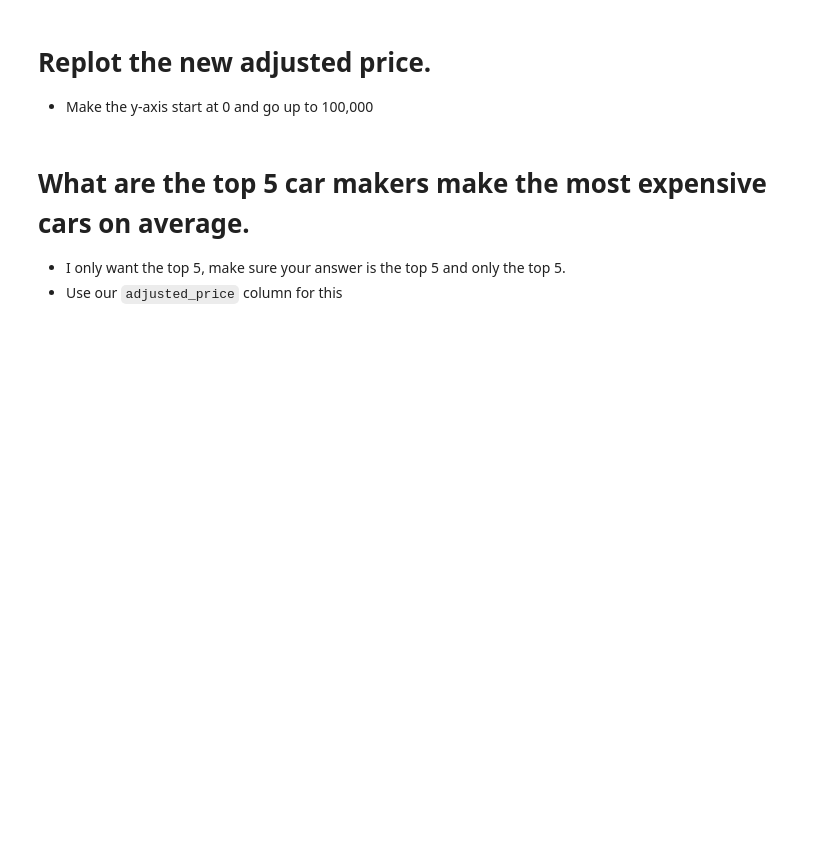
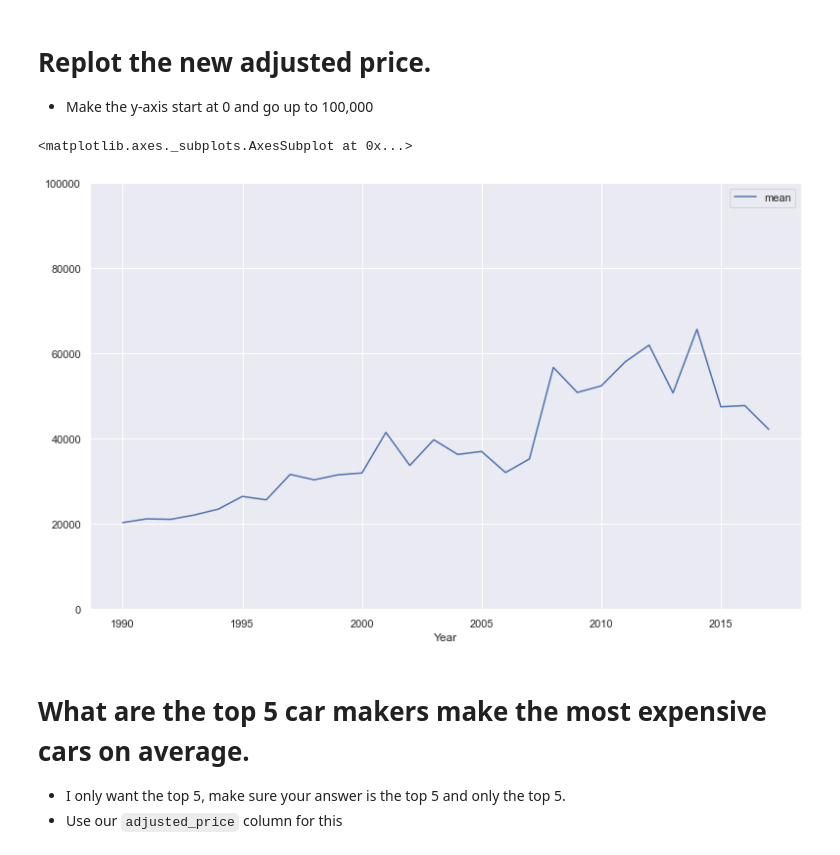
Before and after one commit to xuejin13/2020-fall-data-science, a Jupyter notebook: Week2-EDA/Exercise-EDA.ipynb, the cells around one changed output. Drawn from its saved outputs; the diff is of its cells as text; code cells hidden in the pictures; blank space fills up the shorter version.

```diff
--- a/Week2-EDA/Exercise-EDA.ipynb
+++ b/Week2-EDA/Exercise-EDA.ipynb
@@ -129,7 +129,7 @@ every year before 2000 make it 10x the original MSRP.
 # Make a new column that is called `adjusted_price`, that contains all prices, however, for every year before 2000 make it 10x the original MSRP.
 
 # df.groupby('Year')['MSRP'].describe()
-condition = df['Year'] < 2000
+condition = df['Year'] <= 2000
 df['adjusted_price'] = np.where(condition, df['MSRP'] * 10, df['MSRP'])
 df.head(20)
 # %% [output]
@@ -155,7 +155,10 @@ df.head(20)
 * Make the y-axis start at 0 and go up to 100,000
 # %%
 # Replot the new adjusted price and make the y-axis start at 0 and go up to 100,000
-df.groupby('Year')['adjusted_price'].plot(kind='')
+df.groupby('Year')['adjusted_price'].agg(['mean']).plot(ylim=(0,100000), figsize=(13,8))
+# %% [output]
+<matplotlib.axes._subplots.AxesSubplot at 0x...>
+[figure, added]
 # %% [markdown]
 # What are the top 5 car makers make the most expensive cars on average.
 * I only want the top 5, make sure your answer is the top 5 and only the top 5.
```
Also changed, not shown: parts of 2 cells of this notebook.
